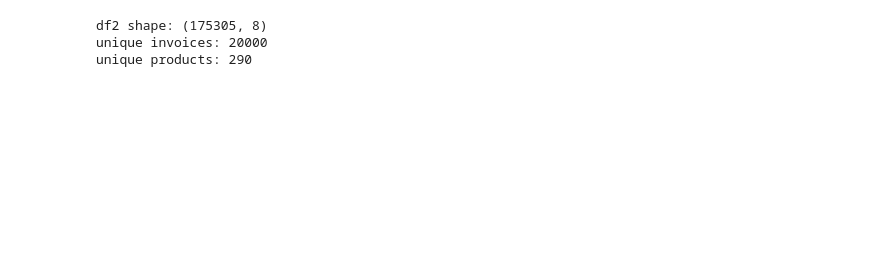
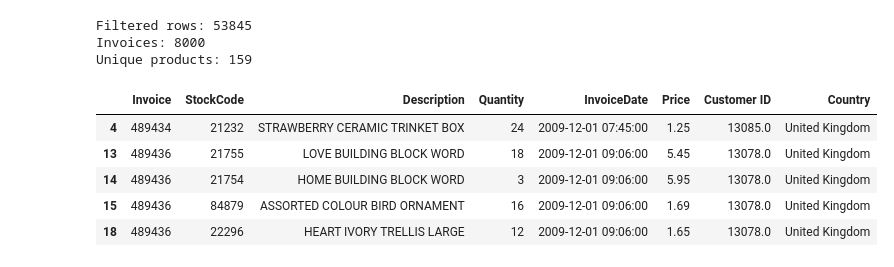
Before and after one commit to Sedat8kk/cs4412-pattern-discovery-retail, a Jupyter notebook: notebooks/M2_analysis.ipynb, the cells around one changed output. Cells and saved outputs as stored; diff of their text form; code cells hidden in the pictures; blank space fills up the shorter version.

```diff
--- a/notebooks/M2_analysis.ipynb
+++ b/notebooks/M2_analysis.ipynb
@@ -130,34 +59,3 @@ Requirement already satisfied: pytz>=2020.1 in /usr/local/lib/python3.12/dist-pa
 Requirement already satisfied: tzdata>=2022.7 in /usr/local/lib/python3.12/dist-packages (from pandas>=0.24.2->mlxtend) (2025.3)
 Requirement already satisfied: threadpoolctl>=3.1.0 in /usr/local/lib/python3.12/dist-packages (from scikit-learn>=1.3.1->mlxtend) (3.6.0)
 Requirement already satisfied: six>=1.5 in /usr/local/lib/python3.12/dist-packages (from python-dateutil>=2.7->matplotlib>=3.0.0->mlxtend) (1.17.0)
-# %%
-import pandas as pd
-import numpy as np
-
-df2 = df.copy()
-df2["Invoice"] = df2["Invoice"].astype(str)
-
-# Remove cancellations & invalid rows
-df2 = df2[~df2["Invoice"].str.startswith("C")]
-df2 = df2[df2["Quantity"] > 0]
-df2 = df2[df2["Price"] > 0]
-df2 = df2.dropna(subset=["Description"])
-
-# Reduce size for Colab speed
-df2 = df2[df2["Country"] == "United Kingdom"]
-
-TOP_N = 300
-top_items = df2["Description"].value_counts().head(TOP_N).index
-df2 = df2[df2["Description"].isin(top_items)]
-
-MAX_INVOICES = 20000
-keep_invoices = df2["Invoice"].drop_duplicates().head(MAX_INVOICES)
-df2 = df2[df2["Invoice"].isin(keep_invoices)]
-
-print("df2 shape:", df2.shape)
-print("unique invoices:", df2["Invoice"].nunique())
-print("unique products:", df2["Description"].nunique())
-# %% [output]
-df2 shape: (175305, 8)
-unique invoices: 20000
-unique products: 290
@@ -164,2 +72,40 @@ unique products: 290
+# %%
+import pandas as pd
+
+# Load dataset
+df = pd.read_csv("online_retail_II.csv", encoding="ISO-8859-1")
+df["Invoice"] = df["Invoice"].astype(str)
+
+# Basic cleaning
+df = df.dropna(subset=["Invoice", "Description", "Country"])
+df = df[~df["Invoice"].str.startswith("C")]   # remove cancellations
+df = df[df["Quantity"] > 0]                   # valid quantity
+df = df[df["Price"] > 0]                      # valid price
+
+# Reduce size (preprocessing decision)
+df = df[df["Country"] == "United Kingdom"]    # biggest portion, reduces RAM a lot
+
+TOP_N_ITEMS = 200
+top_items = df["Description"].value_counts().head(TOP_N_ITEMS).index
+df = df[df["Description"].isin(top_items)]
+
+MAX_INVOICES = 8000
+keep_invoices = df["Invoice"].drop_duplicates().head(MAX_INVOICES)
+df = df[df["Invoice"].isin(keep_invoices)]
+
+print("Filtered rows:", df.shape[0])
+print("Invoices:", df["Invoice"].nunique())
+print("Unique products:", df["Description"].nunique())
+df.head()
+# %% [output]
+Filtered rows: 53845
+Invoices: 8000
+Unique products: 159
+|  | Invoice | StockCode | Description | Quantity | InvoiceDate | Price | Customer ID | Country |
+| 4 | 489434 | 21232 | STRAWBERRY CERAMIC TRINKET BOX | 24 | 2009-12-01 07:45:00 | 1.25 | 13085.0 | United Kingdom |
+| 13 | 489436 | 21755 | LOVE BUILDING BLOCK WORD | 18 | 2009-12-01 09:06:00 | 5.45 | 13078.0 | United Kingdom |
+| 14 | 489436 | 21754 | HOME BUILDING BLOCK WORD | 3 | 2009-12-01 09:06:00 | 5.95 | 13078.0 | United Kingdom |
+| 15 | 489436 | 84879 | ASSORTED COLOUR BIRD ORNAMENT | 16 | 2009-12-01 09:06:00 | 1.69 | 13078.0 | United Kingdom |
+| 18 | 489436 | 22296 | HEART IVORY TRELLIS LARGE | 12 | 2009-12-01 09:06:00 | 1.65 | 13078.0 | United Kingdom |
 # %%
 basket = (
```
Also changed, not shown: parts of 22 cells of this notebook.
